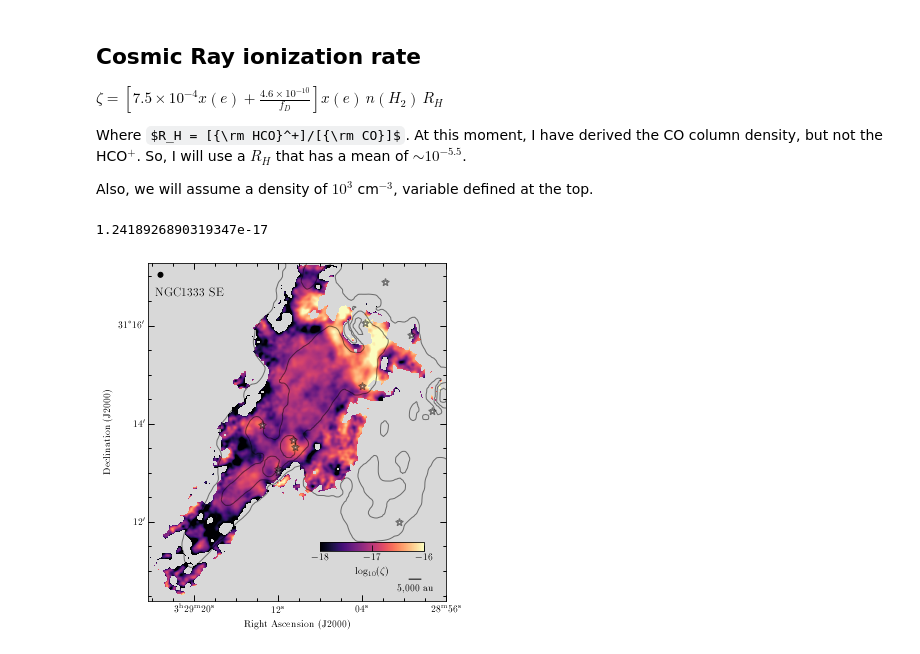
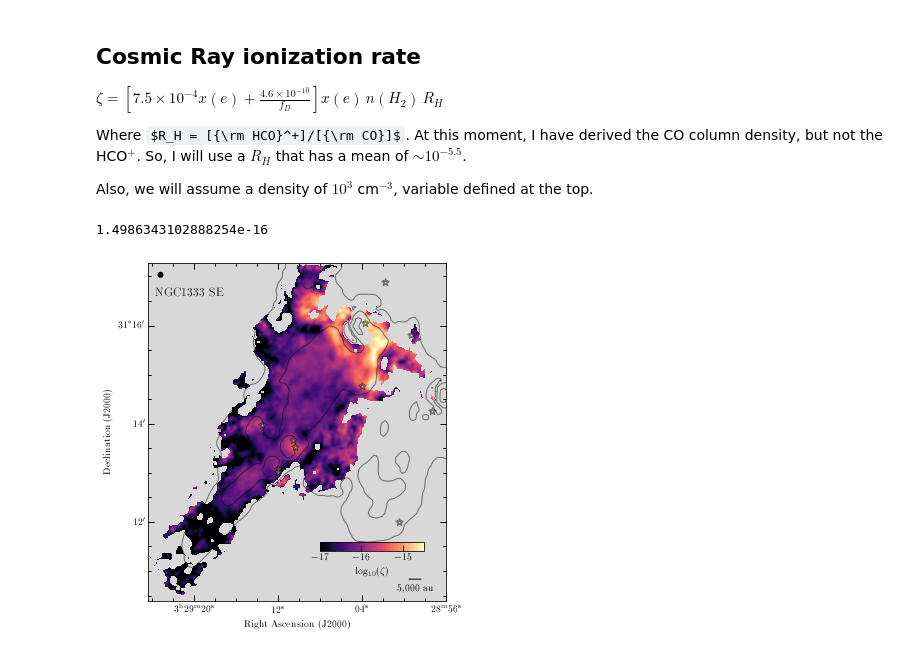
Before and after one commit to jpinedaf/NGC1333_NOEMA_Ions, a Jupyter notebook: NGC1333_Ions_Calculations.ipynb, the cells around one changed output. Saved outputs shown, nothing was run; the diff lists cells and outputs as text; code cells hidden in the pictures; some formulas as TeX source.

Commit message:
Update calculations
-derivation of density map
-update of Zeta using density
-comparison with Caselli and McKee relations

```diff
--- a/NGC1333_Ions_Calculations.ipynb
+++ b/NGC1333_Ions_Calculations.ipynb
@@ -506,0 +517,9 @@ fig.savefig('figs/NGC1333_fd.pdf', dpi=200)
+# %%
+n_H2 = ( (N_H2 - delta_H2) / (0.4*u.pc)).to(1./u.cm**3)
+n_H2[n_H2 < 0.0] = np.nan
+
+hd_n_H2 = hd_TdV.copy()
+hd_n_H2['BUNIT'] = 'cm**-3'
+hdu_n_H2 = fits.PrimaryHDU(n_H2, hd_n_H2)
+fits.writeto(file_n_H2, n_H2.value, hd_n_H2, overwrite=True)
+# plt.imshow(n_H2/1e4, origin='lower', vmin=0, vmax=3, cmap='viridis')
@@ -645,33 +768,34 @@ Where $R_H = [{\rm HCO}^+]/[{\rm CO}]$. At this moment, I have derived the CO co
 
 Also, we will assume a density of $10^3$ cm$^{-3}$, variable defined at the top.
 # %%
-zeta = (7.5e-4 * xe_fd + 4.6e-10/f_D) * xe_fd * R_H * n_H2_mean
+zeta_mean_n = (7.5e-4 * xe_fd + 4.6e-10/f_D) * xe_fd * R_H * n_H2_mean
+zeta = (7.5e-4 * xe_fd + 4.6e-10/f_D) * xe_fd * R_H * (n_H2 * u.cm**3)
 print(np.nanmean(zeta))
 # %% [output]
-1.2418926890319347e-17
+1.4986343102888254e-16
 # %%
 text_color = 'black'
 
 hdu = load_cutout(fits.PrimaryHDU(np.log10(zeta), hd_fd), is_hdu=True)
 wcs = WCS(hdu.header)
 
 cmap = plt.get_cmap(name='magma').copy()
 cmap.set_bad(color='0.85')
 
 fig = plt.figure(figsize=my_figsize)
 ax = plt.subplot(projection=wcs)
-im = ax.imshow(hdu.data, vmin=-18, vmax=-16, cmap=cmap, origin='lower')
+im = ax.imshow(hdu.data, vmin=-17, vmax=-14.5, cmap=cmap, origin='lower')
 
 plot_setup_noema_wcsaxes(ax, hdu, label_col=text_color, contour_h2=True)
 
 cax = ax.inset_axes(col_pos)
 cbar = plt.colorbar(im, cax=cax, label=r'$\log_{10}(\zeta)$', orientation='horizontal')
 # cbar.set_ticks([-19, -18, -17])
 
 fig.text(xpos_lab1, ypos_lab1, 'NGC1333 SE', transform=ax.transAxes,
                 horizontalalignment='left', color=text_color, size=12)
 
 plt.tight_layout()
-fig.savefig('figs/NGC1333_Zeta.pdf', dpi=200)
+fig.savefig('figs/NGC1333_Zeta.pdf', dpi=200, bbox_inches='tight')
 # %% [output]
-[figure, old version]
+[figure, new version]
```
Also changed, not shown: parts of 26 cells of this notebook, 19 other files.
